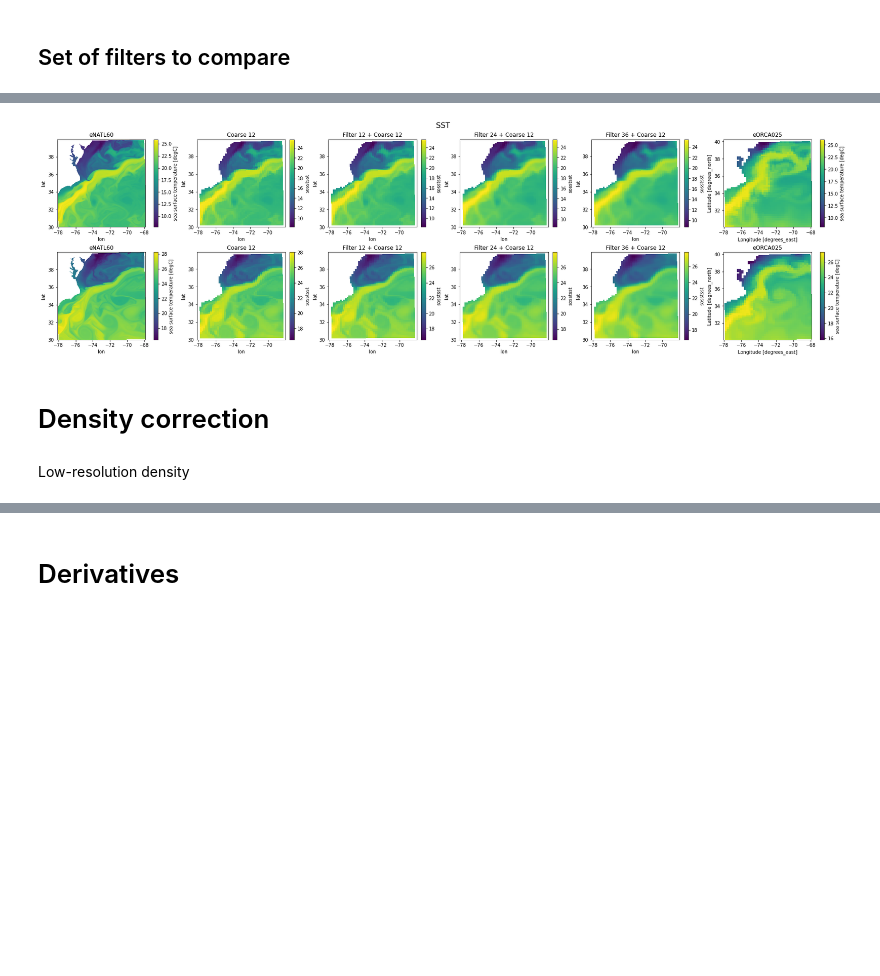
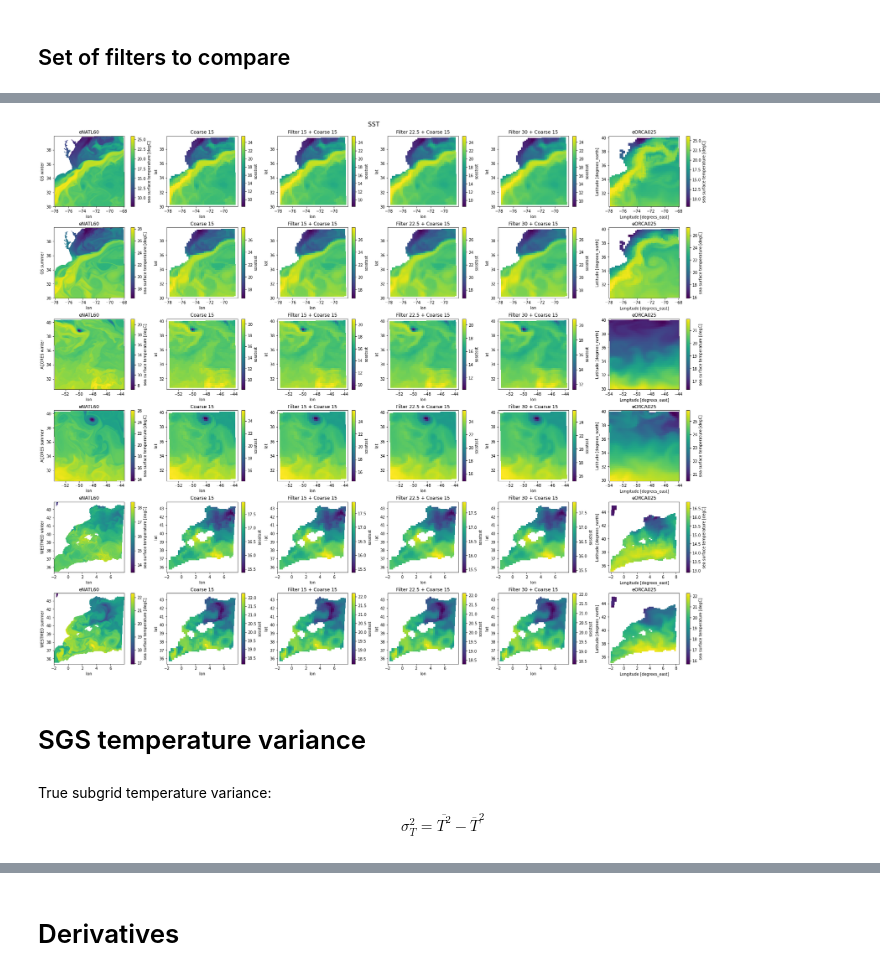
Before and after one commit to anastasiaGor/oceanDataNotebooks, a Jupyter notebook: gcm_filter/filter_compare.ipynb, the cells around one changed output, grey strips where cells are left out. Cells and saved outputs as stored; diff of their text form; code cells hidden in the pictures; blank space fills up the shorter version.

```diff
--- a/gcm_filter/filter_compare.ipynb
+++ b/gcm_filter/filter_compare.ipynb
@@ -86,6 +89,10 @@ data=[dict(),dict()]
 # %%
 data[0] = dict({'region' : '1', 'season' : 'fma', 'label' : 'GS winter'})
 data[1] = dict({'region' : '1', 'season' : 'aso', 'label' : 'GS summer'})
+data[2] = dict({'region' : '2', 'season' : 'fma', 'label' : 'AÇORES winter'})
+data[3] = dict({'region' : '2', 'season' : 'aso', 'label' : 'AÇORES summer'})
+data[4] = dict({'region' : '3', 'season' : 'fma', 'label' : 'WESTMED winter'})
+data[5] = dict({'region' : '3', 'season' : 'aso', 'label' : 'WESTMED summer'})
 # %% [markdown]
 ## eNATL60
 # %%
@@ -126,11 +133,11 @@ for i in range(len(data)) :
 # %% [markdown]
 ## Compare
 # %%
-fig, axis = plt.subplots(ncols=2, nrows=len(data), figsize=(5*len(data),8), subplot_kw={'projection': ccrs.PlateCarree()})
-for row in range(len(data)) :
-    for col, dataSetKey in enumerate(['HR', 'LR']) :
-        data[row][dataSetKey].isel(time_counter=-1).sosstsst[coord_slice].plot(x='lon', y='lat', ax=axis[row,col])
-        axis[row,col].set(title=dataSetKey + ' surface temparature in ' + data[row]['label'])
+fig, axis = plt.subplots(ncols=len(data), nrows=2, figsize=(24,8), subplot_kw={'projection': ccrs.PlateCarree()})
+for col in range(len(data)) :
+    for row, dataSetKey in enumerate(['HR', 'LR']) :
+        data[col][dataSetKey].isel(time_counter=-1).sosstsst[coord_slice].plot(x='lon', y='lat', ax=axis[row,col])
+        axis[row,col].set(title=dataSetKey + ' SST in ' + data[col]['label'])
 
 for ax in axis.flatten() :
     ax.coastlines(color='k', lw=0.5)
@@ -159,4 +166,5 @@ for i in range(len(data)) :
     for dataKey in ['HR', 'LR'] :
         data[i][dataKey]['CT'] = xr.apply_ufunc(gsw.conversions.CT_from_pt, data[i][dataKey]['sosaline'], data[i][dataKey]['sosstsst'], dask='parallelized').compute()
         data[i][dataKey]['sigma0_true'] = xr.apply_ufunc(gsw.density.sigma0, data[i][dataKey]['sosaline'], data[i][dataKey]['CT'], dask='parallelized').compute()
+        data[i][dataKey]['CT_sqr'] = data[i][dataKey]['CT']**2
 # %% [output]
@@ -232,11 +240,11 @@ def apply_filter_downsample(dataHR, filter_coef, coarse_window_size) :
 # %% [markdown]
 ## Set of filters to compare
 # %%
-coarsening_window_size = 12
-filters = [dict({'filter_coef' : 0, 'coarsening_window_size' : coarsening_window_size, 'label' : 'Coarse 12'}),
-          dict({'filter_coef' : 12, 'coarsening_window_size' : coarsening_window_size, 'label' : 'Filter 12 + Coarse 12'}),
-          dict({'filter_coef' : 24, 'coarsening_window_size' : coarsening_window_size, 'label' : 'Filter 24 + Coarse 12'}),
-          dict({'filter_coef' : 36, 'coarsening_window_size' : coarsening_window_size, 'label' : 'Filter 36 + Coarse 12'})]
+coarsening_window_size = 15
+filters = [dict({'filter_coef' : 0, 'coarsening_window_size' : coarsening_window_size, 'label' : 'Coarse 15'}),
+          dict({'filter_coef' : 15, 'coarsening_window_size' : coarsening_window_size, 'label' : 'Filter 15 + Coarse 15'}),
+          dict({'filter_coef' : 22.5, 'coarsening_window_size' : coarsening_window_size, 'label' : 'Filter 22.5 + Coarse 15'}),
+          dict({'filter_coef' : 30, 'coarsening_window_size' : coarsening_window_size, 'label' : 'Filter 30 + Coarse 15'})]
 # %%
 %%time
 for i in range(len(data)) :
@@ -250,19 +258,21 @@ Wall time: 5min 8s
 # %%
-fig, axis = plt.subplots(ncols=6, nrows=2, figsize=(24,7), constrained_layout=True)
+fig, axis = plt.subplots(ncols=6, nrows=6, figsize=(24,20), constrained_layout=True)
 quantity='sosstsst'
 fig.suptitle('SST', size=16)
 for row in range(len(data)) :
     data[row]['HR'].isel(time_counter=-1)[quantity].plot(x='lon', y='lat', ax=axis[row,0])
     axis[row,0].set(title='eNATL60')
     for ifilter in range(len(filters)) :
         col = ifilter+1
         data[row]['HR_Filtered'][ifilter].isel(time_counter=-1)[quantity].plot(x='lon', y='lat', ax=axis[row,col])
         axis[row,col].set(title=filters[ifilter]['label'])
     data[row]['LR'].isel(time_counter=-1)[quantity].plot(x='lon', y='lat', ax=axis[row,-1])
     axis[row,-1].set(title='eORCA025')
+    axis[row,0].set(ylabel=data[row]['label'])
 # %% [output]
-[figure, old version]
+[figure, new version]
-# %% [markdown]
-# Density correction
-# %% [markdown]
-Low-resolution density
+# %% [markdown]
+# SGS temperature variance
+# %% [markdown]
+True subgrid temperature variance:
+$$ \sigma_T^2 = \overline{T^2} - \overline{T}^2 $$
```
Also changed, not shown: parts of 41 cells of this notebook.
